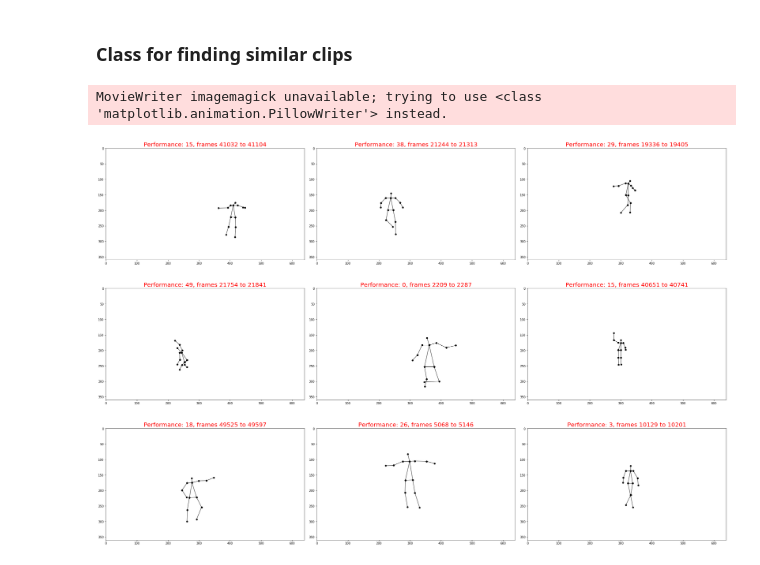
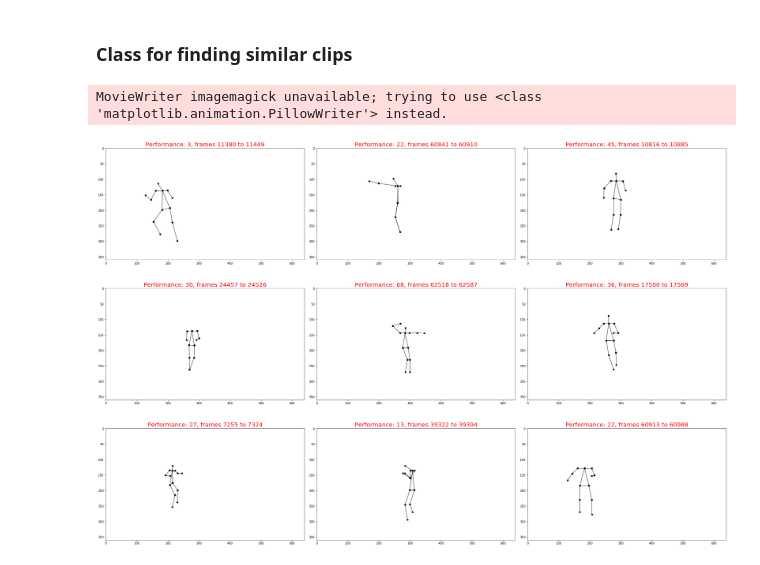
Before and after one commit to mlBhanuYerra/Metis_Prj5, a Jupyter notebook: code/tpm_Modeling3_fullData_usingLSA_Cosine.ipynb, the cells around one changed output. Cells and saved outputs as stored; diff of their text form; code cells hidden in the pictures.

```diff
--- a/code/tpm_Modeling3_fullData_usingLSA_Cosine.ipynb
+++ b/code/tpm_Modeling3_fullData_usingLSA_Cosine.ipynb
@@ -773,7 +799,7 @@ def similar9ClipsVideo(sim_clip_images, file_output):
 # %%
 import itertools
 
-def plot_salsa_grid(grid_clips, fileout=""):
+def plot_salsa_grid(grid_clips, fileout="", file_format="gif"):
     """
     grid_clips is a N x frames X 36 numpy array
     """
@@ -811,10 +837,10 @@ def plot_salsa_grid(grid_clips, fileout=""):
     anim.save('../data/viz/test'+fileout+'.gif', writer='imagemagick')
 # %%
 a = simClips(clips_dr, clips)
-sim_clips = a.getSimilarN_Poses(dist_metric="cosine") #sim_clips is a tuple (sim_meta and sim_data)
-plot_salsa_grid(sim_clips, "full_lsa_cos")
+sim_clips = a.getSimilarN_Poses(row = 106, dist_metric="cosine") #sim_clips is a tuple (sim_meta and sim_data)
+plot_salsa_grid(sim_clips, "Mens_175_full_lsa_cos")
 #print(sim_clips[0][3][2])
 # %% [output]
 MovieWriter imagemagick unavailable; trying to use <class 'matplotlib.animation.PillowWriter'> instead.
-[figure, old version]
+[figure, new version]
 # %%
```
Also changed, not shown: parts of 12 cells of this notebook, 3 other files.
